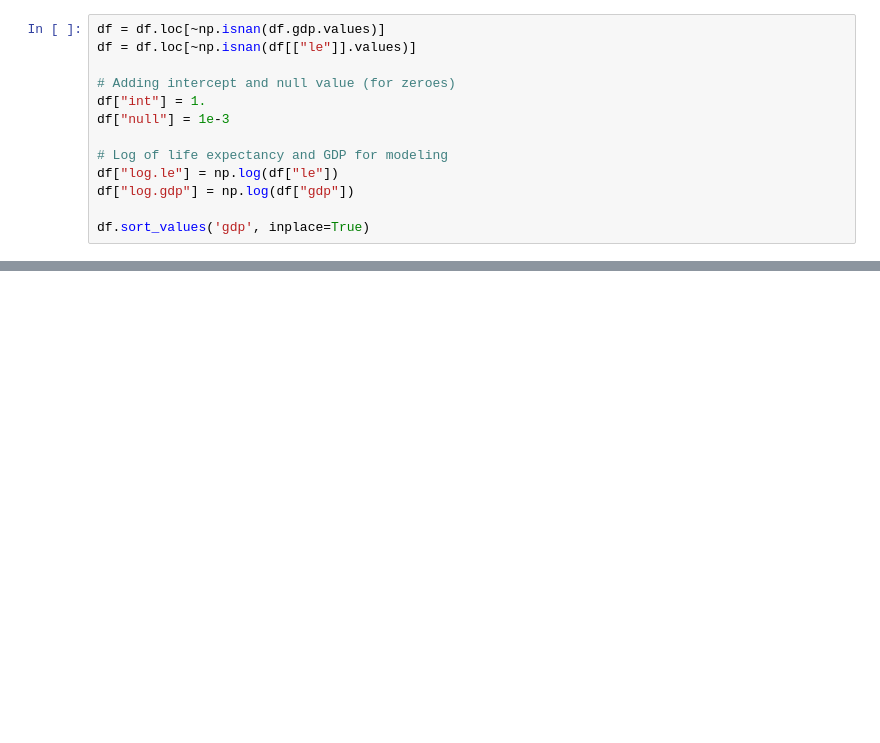
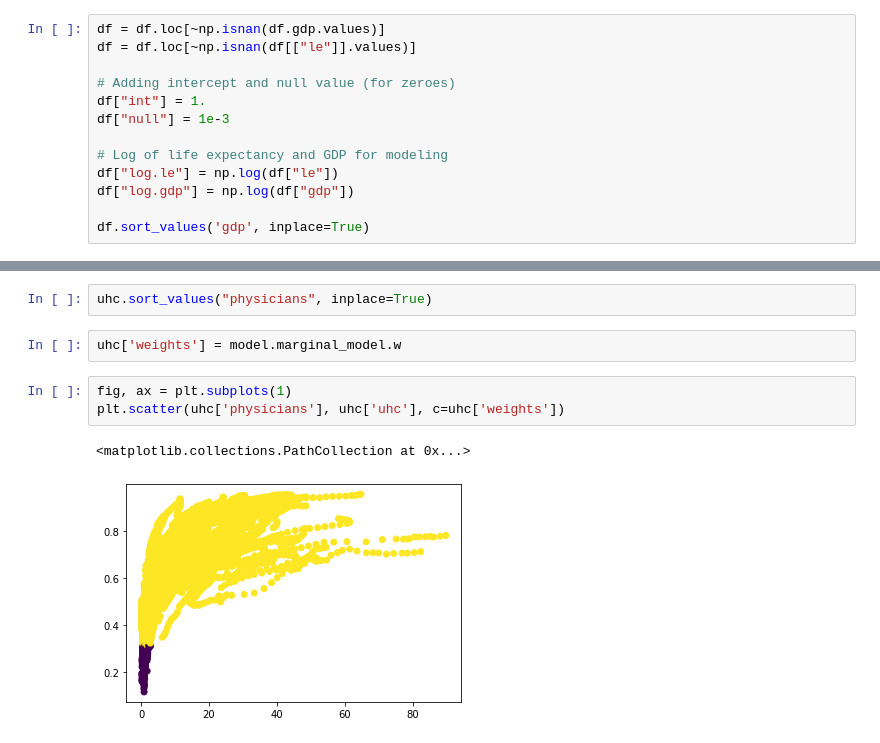
Before and after one commit to ihmeuw-msca/sfma, a Jupyter notebook: notebooks/GDP and LE.ipynb, the cells around one changed output, grey strips where cells are left out. Cells and saved outputs as stored; diff of their text form; blank space fills up the shorter version.

```diff
--- a/notebooks/GDP and LE.ipynb
+++ b/notebooks/GDP and LE.ipynb
@@ -47 +71,11 @@ Model converged successfully! :)
+# %%
+uhc.sort_values("physicians", inplace=True)
+# %%
+uhc['weights'] = model.marginal_model.w
+# %%
+fig, ax = plt.subplots(1)
+plt.scatter(uhc['physicians'], uhc['uhc'], c=uhc['weights'])
+# %% [output]
+<matplotlib.collections.PathCollection at 0x...>
+[figure, added]
 # %%
```
Also changed, not shown: parts of 11 cells of this notebook, 2 other files.
